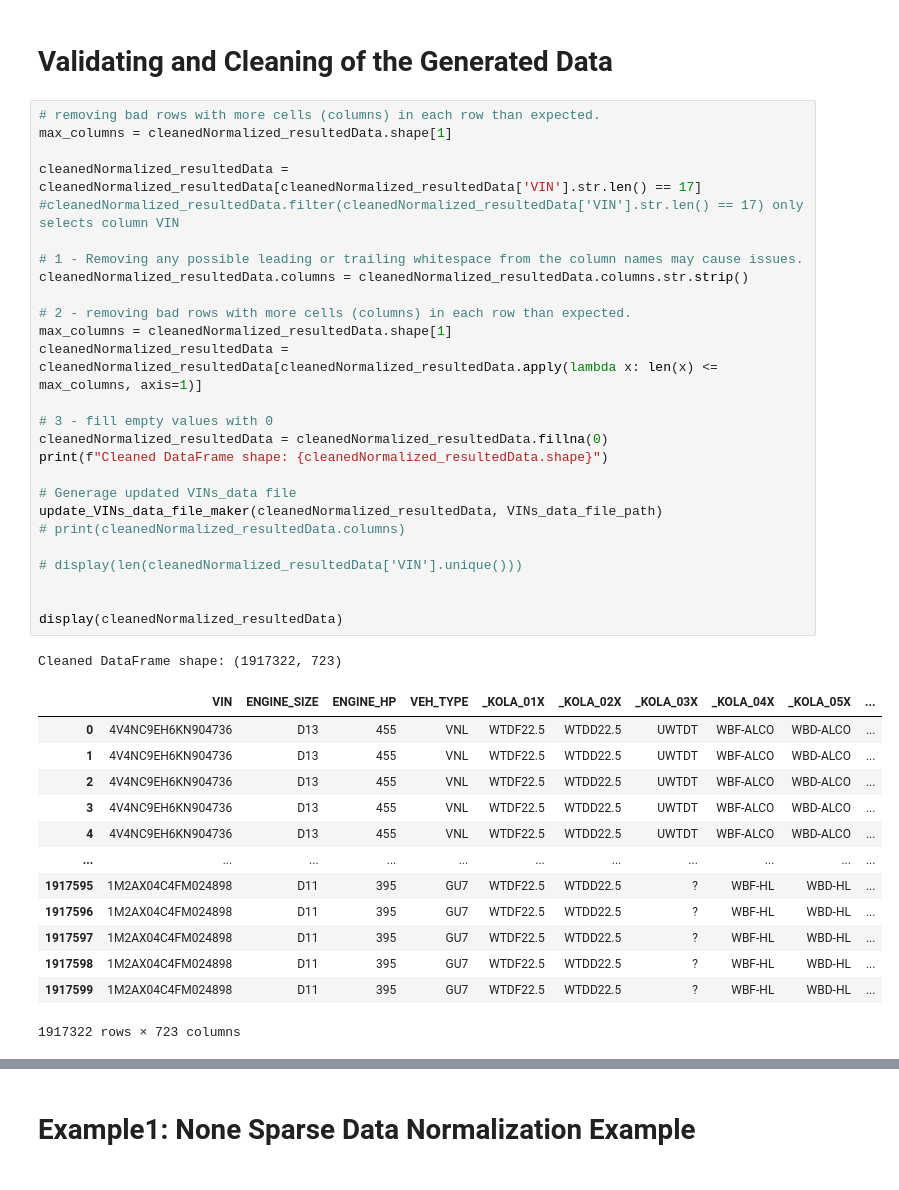
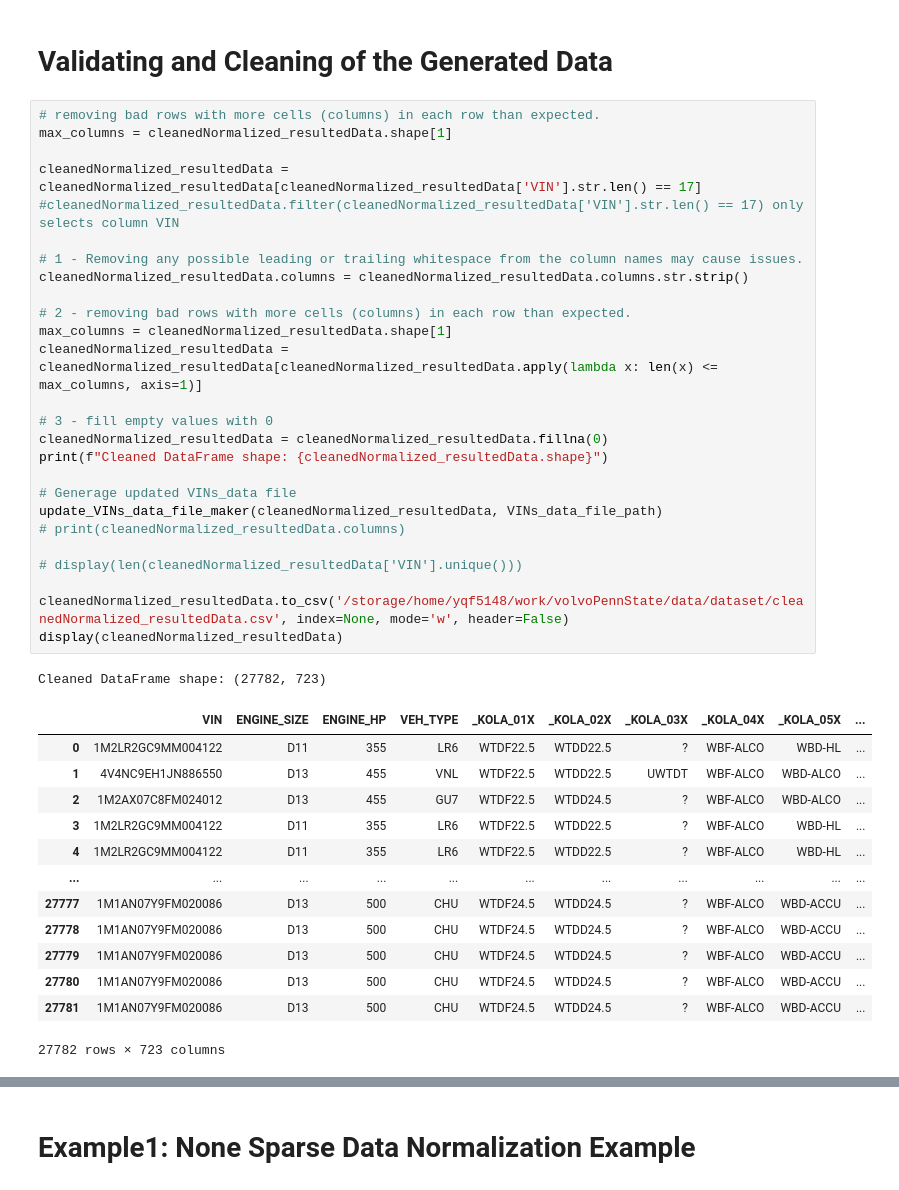
Before and after one commit to yaldaAlizadeh/volvoPennState, a Jupyter notebook: volvoPennState/GeneratedDataClean&Normalizer_plus_VINsDataMaker.ipynb, the cells around one changed output, grey strips where cells are left out. Saved outputs shown, nothing was run; the diff lists cells and outputs as text.

```diff
--- a/volvoPennState/GeneratedDataClean&Normalizer_plus_VINsDataMaker.ipynb
+++ b/volvoPennState/GeneratedDataClean&Normalizer_plus_VINsDataMaker.ipynb
@@ -466,41 +479,41 @@ Number of rows read: 1917600
 # %%
 # removing bad rows with more cells (columns) in each row than expected.
 max_columns = cleanedNormalized_resultedData.shape[1]
 
 cleanedNormalized_resultedData = cleanedNormalized_resultedData[cleanedNormalized_resultedData['VIN'].str.len() == 17]  #cleanedNormalized_resultedData.filter(cleanedNormalized_resultedData['VIN'].str.len() == 17) only selects column VIN
 
 # 1 - Removing any possible leading or trailing whitespace from the column names may cause issues.
 cleanedNormalized_resultedData.columns = cleanedNormalized_resultedData.columns.str.strip()
 
 # 2 - removing bad rows with more cells (columns) in each row than expected.
 max_columns = cleanedNormalized_resultedData.shape[1]
 cleanedNormalized_resultedData = cleanedNormalized_resultedData[cleanedNormalized_resultedData.apply(lambda x: len(x) <= max_columns, axis=1)]
 
 # 3 - fill empty values with 0
 cleanedNormalized_resultedData = cleanedNormalized_resultedData.fillna(0)
 print(f"Cleaned DataFrame shape: {cleanedNormalized_resultedData.shape}")
 
 # Generage updated VINs_data file
 update_VINs_data_file_maker(cleanedNormalized_resultedData, VINs_data_file_path)
 # print(cleanedNormalized_resultedData.columns)
 
 # display(len(cleanedNormalized_resultedData['VIN'].unique()))
 
-
+cleanedNormalized_resultedData.to_csv('/storage/home/yqf5148/work/volvoPennState/data/dataset/cleanedNormalized_resultedData.csv', index=None, mode='w', header=False)
 display(cleanedNormalized_resultedData)
 # %% [output]
-Cleaned DataFrame shape: (1917322, 723)
+Cleaned DataFrame shape: (27782, 723)
 |  | VIN | ENGINE_SIZE | ENGINE_HP | VEH_TYPE | _KOLA_01X | _KOLA_02X | _KOLA_03X | _KOLA_04X | _KOLA_05X | ... |
-| 0 | 4V4NC9EH6KN904736 | D13 | 455 | VNL | WTDF22.5 | WTDD22.5 | UWTDT | WBF-ALCO | WBD-ALCO | ... |
-| 1 | 4V4NC9EH6KN904736 | D13 | 455 | VNL | WTDF22.5 | WTDD22.5 | UWTDT | WBF-ALCO | WBD-ALCO | ... |
-| 2 | 4V4NC9EH6KN904736 | D13 | 455 | VNL | WTDF22.5 | WTDD22.5 | UWTDT | WBF-ALCO | WBD-ALCO | ... |
-| 3 | 4V4NC9EH6KN904736 | D13 | 455 | VNL | WTDF22.5 | WTDD22.5 | UWTDT | WBF-ALCO | WBD-ALCO | ... |
-| 4 | 4V4NC9EH6KN904736 | D13 | 455 | VNL | WTDF22.5 | WTDD22.5 | UWTDT | WBF-ALCO | WBD-ALCO | ... |
+| 0 | 1M2LR2GC9MM004122 | D11 | 355 | LR6 | WTDF22.5 | WTDD22.5 | ? | WBF-ALCO | WBD-HL | ... |
+| 1 | 4V4NC9EH1JN886550 | D13 | 455 | VNL | WTDF22.5 | WTDD22.5 | UWTDT | WBF-ALCO | WBD-ALCO | ... |
+| 2 | 1M2AX07C8FM024012 | D13 | 455 | GU7 | WTDF22.5 | WTDD24.5 | ? | WBF-ALCO | WBD-ALCO | ... |
+| 3 | 1M2LR2GC9MM004122 | D11 | 355 | LR6 | WTDF22.5 | WTDD22.5 | ? | WBF-ALCO | WBD-HL | ... |
+| 4 | 1M2LR2GC9MM004122 | D11 | 355 | LR6 | WTDF22.5 | WTDD22.5 | ? | WBF-ALCO | WBD-HL | ... |
 | ... | ... | ... | ... | ... | ... | ... | ... | ... | ... | ... |
-| 1917595 | 1M2AX04C4FM024898 | D11 | 395 | GU7 | WTDF22.5 | WTDD22.5 | ? | WBF-HL | WBD-HL | ... |
-| 1917596 | 1M2AX04C4FM024898 | D11 | 395 | GU7 | WTDF22.5 | WTDD22.5 | ? | WBF-HL | WBD-HL | ... |
-| 1917597 | 1M2AX04C4FM024898 | D11 | 395 | GU7 | WTDF22.5 | WTDD22.5 | ? | WBF-HL | WBD-HL | ... |
-| 1917598 | 1M2AX04C4FM024898 | D11 | 395 | GU7 | WTDF22.5 | WTDD22.5 | ? | WBF-HL | WBD-HL | ... |
-| 1917599 | 1M2AX04C4FM024898 | D11 | 395 | GU7 | WTDF22.5 | WTDD22.5 | ? | WBF-HL | WBD-HL | ... |
+| 27777 | 1M1AN07Y9FM020086 | D13 | 500 | CHU | WTDF24.5 | WTDD24.5 | ? | WBF-ALCO | WBD-ACCU | ... |
+| 27778 | 1M1AN07Y9FM020086 | D13 | 500 | CHU | WTDF24.5 | WTDD24.5 | ? | WBF-ALCO | WBD-ACCU | ... |
+| 27779 | 1M1AN07Y9FM020086 | D13 | 500 | CHU | WTDF24.5 | WTDD24.5 | ? | WBF-ALCO | WBD-ACCU | ... |
+| 27780 | 1M1AN07Y9FM020086 | D13 | 500 | CHU | WTDF24.5 | WTDD24.5 | ? | WBF-ALCO | WBD-ACCU | ... |
+| 27781 | 1M1AN07Y9FM020086 | D13 | 500 | CHU | WTDF24.5 | WTDD24.5 | ? | WBF-ALCO | WBD-ACCU | ... |
-1917322 rows × 723 columns
+27782 rows × 723 columns
 # %%
```
Also changed, not shown: parts of 4 cells of this notebook, 17 other files.
